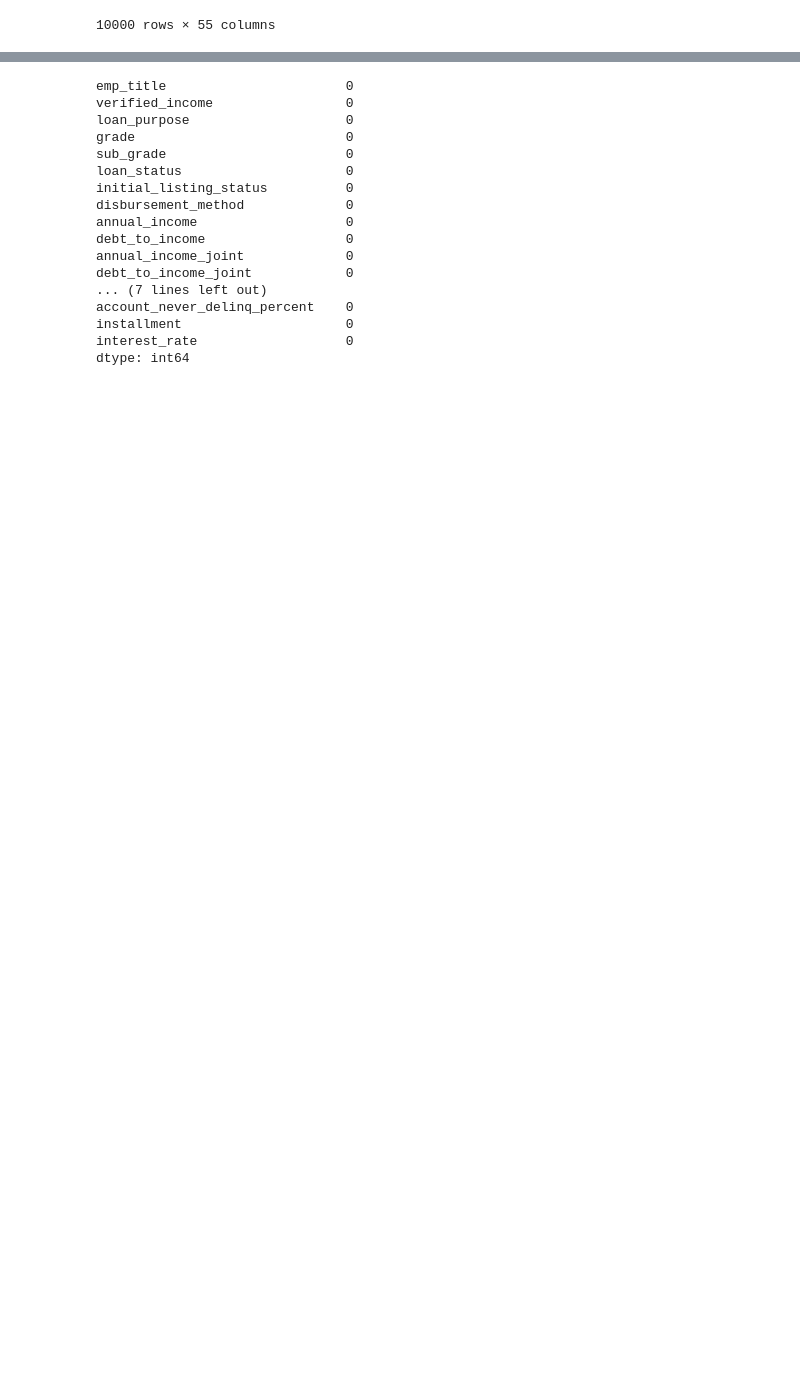
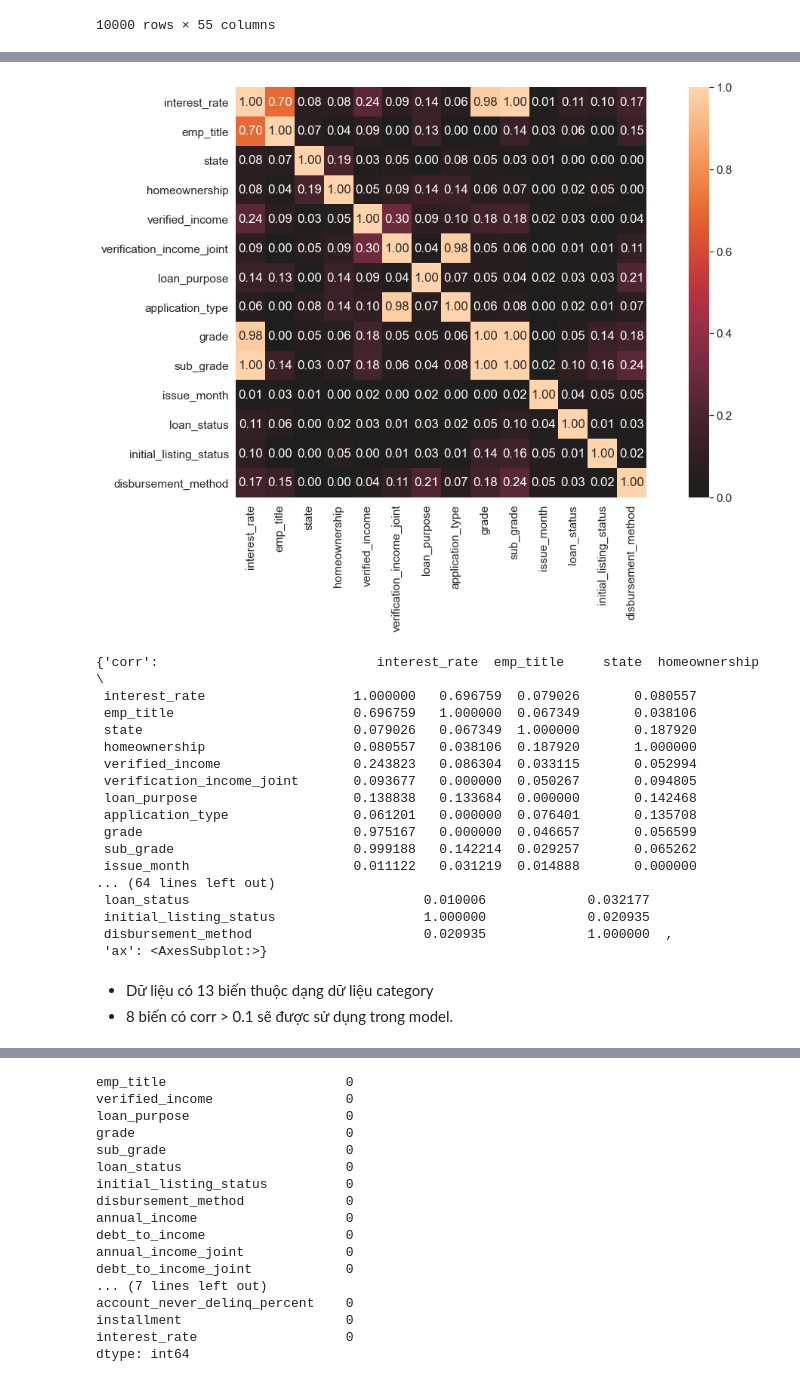
Before and after one commit to DK-Hieu/Testmindx, a Jupyter notebook: Test1/test1.ipynb, the cells around one changed output, grey strips where cells are left out. Drawn from its saved outputs; the diff is of its cells as text; code cells hidden in the pictures; blank space fills up the shorter version.

```diff
--- a/Test1/test1.ipynb
+++ b/Test1/test1.ipynb
@@ -86,3 +133,28 @@ df.describe(include = 'object')
+# %%
+associations(df[['interest_rate','emp_title','state','homeownership','verified_income','verification_income_joint','loan_purpose','application_type','grade','sub_grade',
+                 'issue_month','loan_status','initial_listing_status','disbursement_method']],figsize=(20,10))
+# %% [output]
+[figure, added]
+{'corr':                            interest_rate  emp_title     state  homeownership  \
+ interest_rate                   1.000000   0.696759  0.079026       0.080557
+ emp_title                       0.696759   1.000000  0.067349       0.038106
+ state                           0.079026   0.067349  1.000000       0.187920
+ homeownership                   0.080557   0.038106  0.187920       1.000000
+ verified_income                 0.243823   0.086304  0.033115       0.052994
+ verification_income_joint       0.093677   0.000000  0.050267       0.094805
+ loan_purpose                    0.138838   0.133684  0.000000       0.142468
+ application_type                0.061201   0.000000  0.076401       0.135708
+ grade                           0.975167   0.000000  0.046657       0.056599
+ sub_grade                       0.999188   0.142214  0.029257       0.065262
+ issue_month                     0.011122   0.031219  0.014888       0.000000
+... (64 lines left out)
+ loan_status                              0.010006             0.032177
+ initial_listing_status                   1.000000             0.020935
+ disbursement_method                      0.020935             1.000000  ,
+ 'ax': <AxesSubplot:>}
+# %% [markdown]
+- Dữ liệu có 13 biến thuộc dạng dữ liệu category
+- 8 biến có corr > 0.1 sẽ được sử dụng trong model.
 # %%
 corr_price = df[df.columns[:]].corr()['interest_rate'][:]
 corr_price
```
Also changed, not shown: parts of 47 cells of this notebook, 5 other files.
